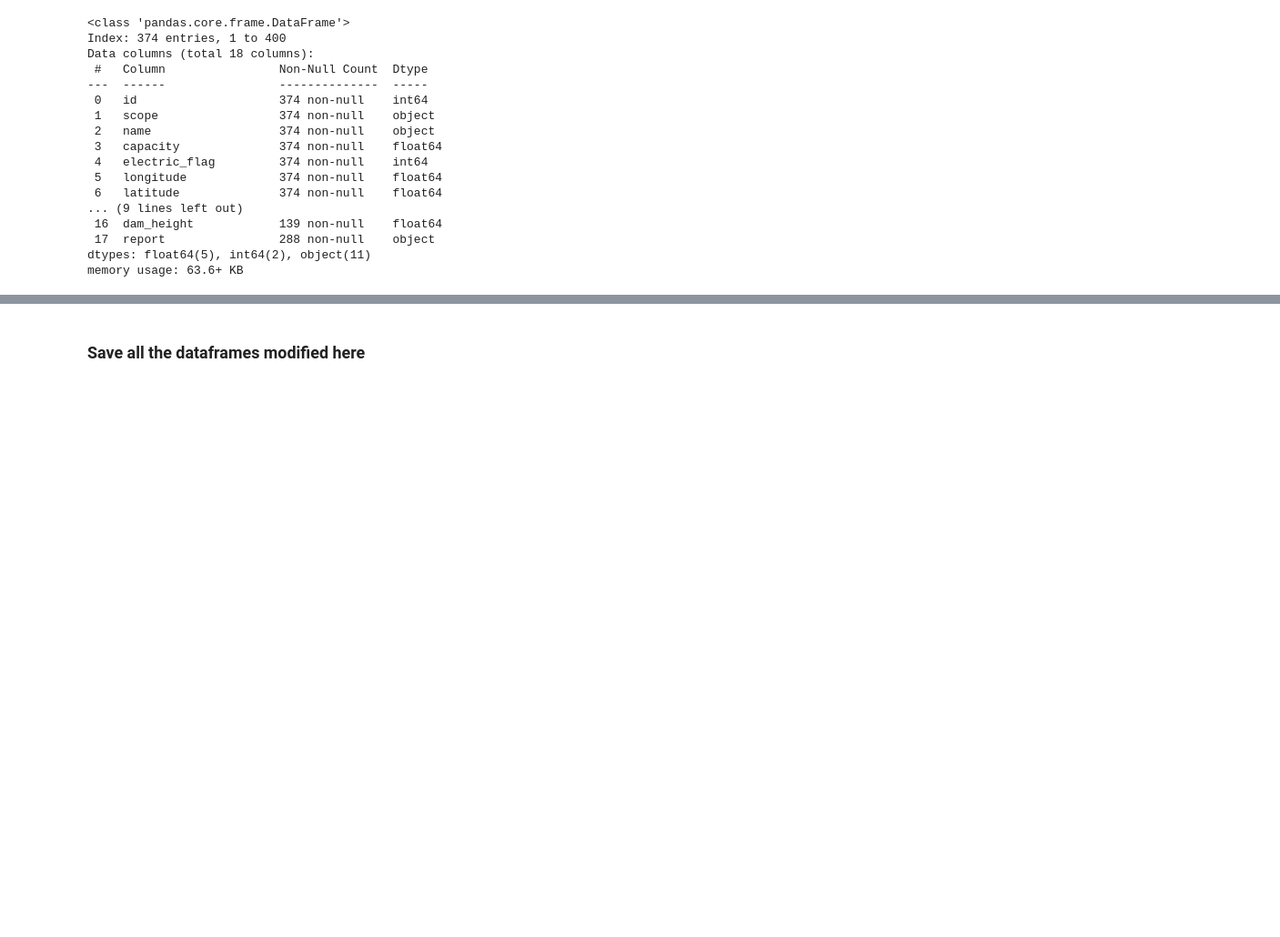
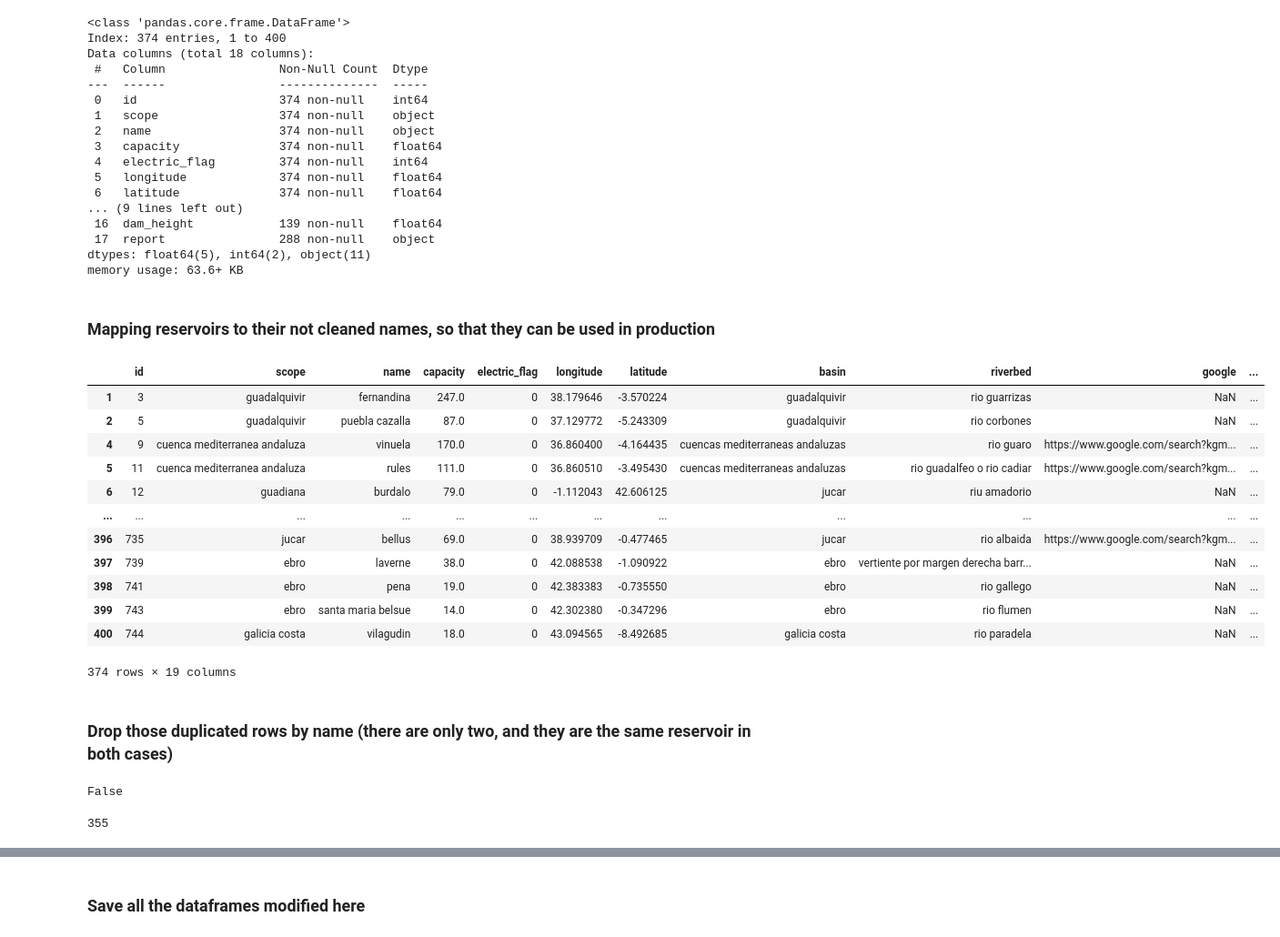
Before and after one commit to ivanver02/reservoir-data-platform, a Jupyter notebook: notebooks/data_cleaning/merges.ipynb, the cells around one changed output, grey strips where cells are left out. Shown at 91% size. Cells and saved outputs as stored; diff of their text form; code cells hidden in the pictures; blank space fills up the shorter version.

Commit message:
Added real names for reservoirs obtained via API

```diff
--- a/notebooks/data_cleaning/merges.ipynb
+++ b/notebooks/data_cleaning/merges.ipynb
@@ -533,3 +533,30 @@ Data columns (total 18 columns):
  17  report                288 non-null    object
 dtypes: float64(5), int64(2), object(11)
 memory usage: 63.6+ KB
+# %% [markdown]
+### Mapping reservoirs to their not cleaned names, so that they can be used in production
+# %%
+def get_real_names_nominatim_reusing_data(final_merged_df):
+    saved_pd = extract_reservoirs_merged_definitive()
+    try:
+        final_merged_df['real_name'] = saved_pd['real_name']
+    except:
+        final_merged_df = get_real_names_nominatim(final_merged_df)
+    return final_merged_df
+# %%
+final_merged_df = get_real_names_nominatim_reusing_data(final_merged_df)
+final_merged_df
+# %% [output]
+|  | id | scope | name | capacity | electric_flag | longitude | latitude | basin | riverbed | google | ... |
+| 1 | 3 | guadalquivir | fernandina | 247.0 | 0 | 38.179646 | -3.570224 | guadalquivir | rio guarrizas | NaN | ... |
+| 2 | 5 | guadalquivir | puebla cazalla | 87.0 | 0 | 37.129772 | -5.243309 | guadalquivir | rio corbones | NaN | ... |
+| 4 | 9 | cuenca mediterranea andaluza | vinuela | 170.0 | 0 | 36.860400 | -4.164435 | cuencas mediterraneas andaluzas | rio guaro | https://www.google.com/search?kgm... | ... |
+| 5 | 11 | cuenca mediterranea andaluza | rules | 111.0 | 0 | 36.860510 | -3.495430 | cuencas mediterraneas andaluzas | rio guadalfeo o rio cadiar | https://www.google.com/search?kgm... | ... |
+| 6 | 12 | guadiana | burdalo | 79.0 | 0 | -1.112043 | 42.606125 | jucar | riu amadorio | NaN | ... |
+| ... | ... | ... | ... | ... | ... | ... | ... | ... | ... | ... | ... |
+| 396 | 735 | jucar | bellus | 69.0 | 0 | 38.939709 | -0.477465 | jucar | rio albaida | https://www.google.com/search?kgm... | ... |
+| 397 | 739 | ebro | laverne | 38.0 | 0 | 42.088538 | -1.090922 | ebro | vertiente por margen derecha barr... | NaN | ... |
+| 398 | 741 | ebro | pena | 19.0 | 0 | 42.383383 | -0.735550 | ebro | rio gallego | NaN | ... |
+| 399 | 743 | ebro | santa maria belsue | 14.0 | 0 | 42.302380 | -0.347296 | ebro | rio flumen | NaN | ... |
+| 400 | 744 | galicia costa | vilagudin | 18.0 | 0 | 43.094565 | -8.492685 | galicia costa | rio paradela | NaN | ... |
+374 rows × 19 columns
@@ -535,0 +565,2 @@ memory usage: 63.6+ KB
+# %% [markdown]
+### Drop those duplicated rows by name (there are only two, and they are the same reservoir in both cases)
@@ -535,0 +569,4 @@ memory usage: 63.6+ KB
+# %%
+reservoirs_merged['real_name'].isna().any()
+# %% [output]
+False
@@ -535,0 +584,23 @@ memory usage: 63.6+ KB
+# %%
+definitive = pd.DataFrame(columns=['name', 'real_name'])
+for index, row in names_series.iterrows():
+    name = row['name']
+    real_name = row['real_name']
+    found = False
+    name_split = name.split(' ')
+    real_name_split = real_name.split(',')
+    name_word = 0
+    while not found and name_word < len(name_split):
+        word = name_split[name_word]
+        real_name_word = 0
+        while not found and real_name_word < len(real_name_split):
+            real_word = real_name_split[real_name_word]
+            found, result = contains_variations(word, real_word)
+            real_name_word += 1
+        name_word += 1
+    if found:
+        definitive.loc[len(definitive)] = {'name': name, 'real_name': result.strip()}
+
+len(definitive)
+# %% [output]
+355
```
Also changed, not shown: parts of 12 cells of this notebook, 2 other files.
